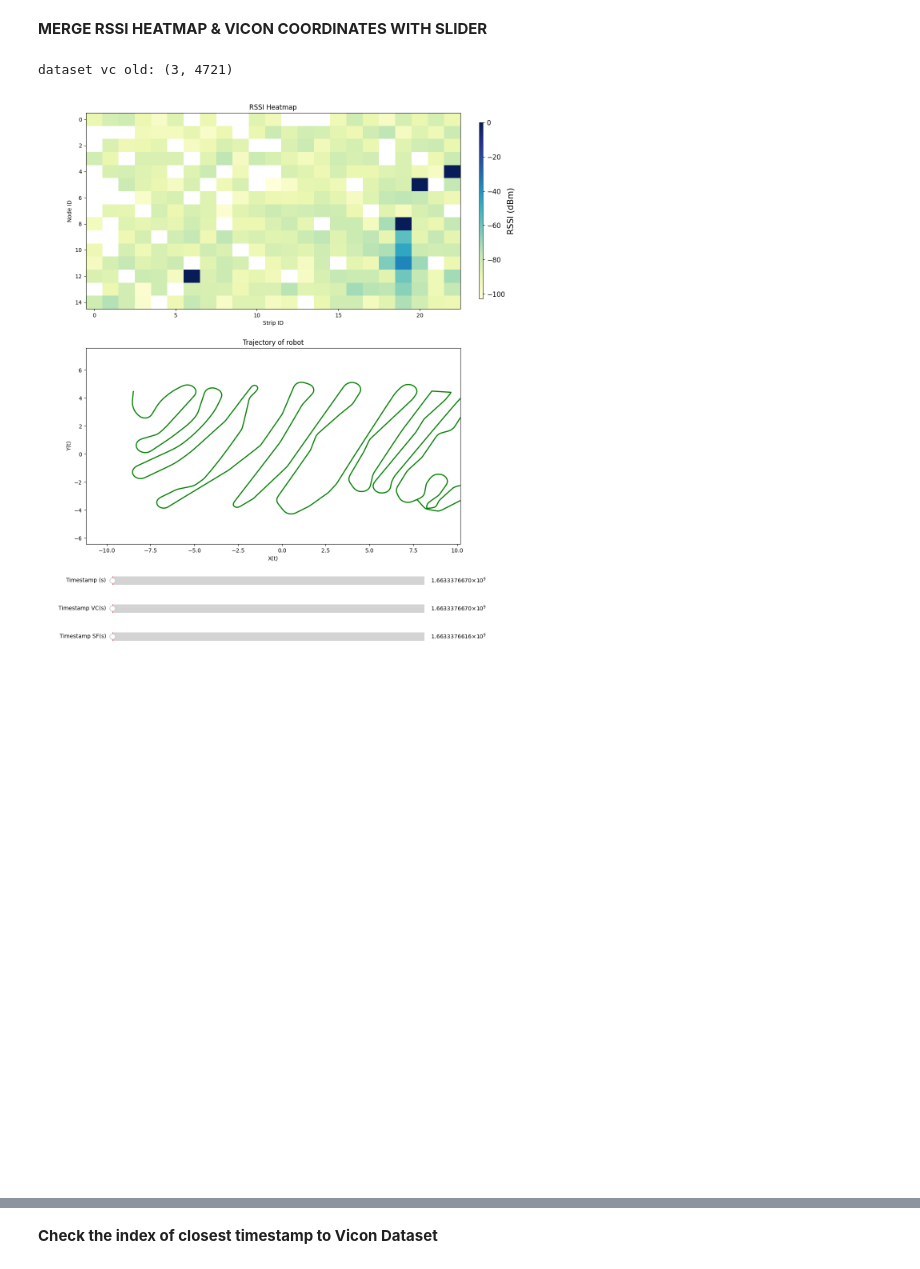
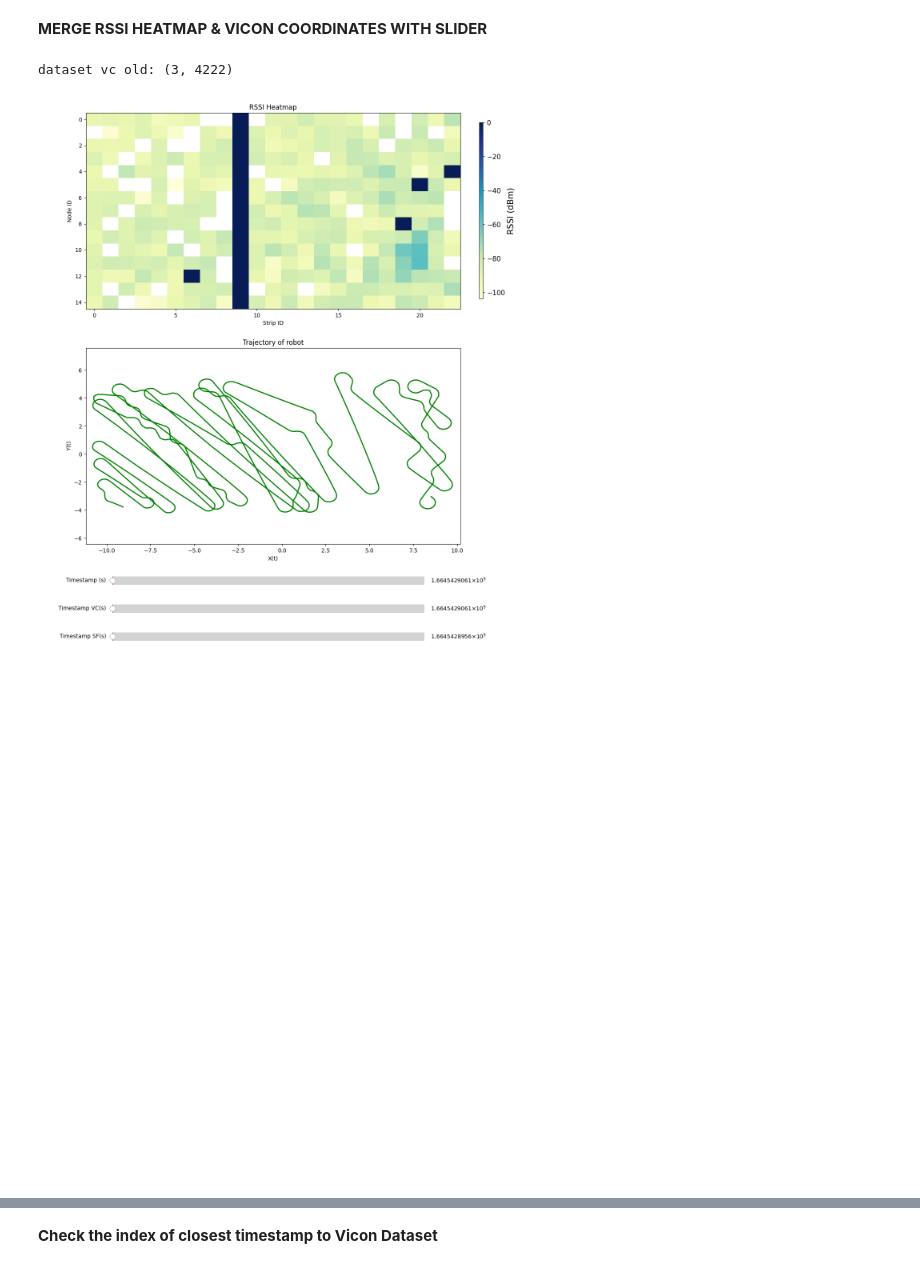
Before and after one commit to priirf/Vicon_Pos_Converter, a Jupyter notebook: data_preprocessing.ipynb, the cells around one changed output, grey strips where cells are left out. Drawn from its saved outputs; the diff is of its cells as text; code cells hidden in the pictures.

```diff
--- a/data_preprocessing.ipynb
+++ b/data_preprocessing.ipynb
@@ -181,0 +210,4 @@ del(out)
+# %%
+df_sf_final = df_sf_final.sort_values(['timestamp'])
+df_sf_final = df_sf_final.reset_index(drop=True)
+df_sf_final
@@ -184,8 +230,8 @@ del(out)
 # %%
 #DATASET OF VICON COORDINATES
 #for line in open("../Dataset_sensor_floor/vicon_measurement/16092022/vicon_data_16092022_" + dataset_name + ".txt", "r"):
-path_vicon = "/media/irfan-flw/OS/Arbeit/6GEM/Program_Development/6GEM_Dataset/vicon_measurement/16092022"
-file_name_vicon = "vicon_data_16092022_" + dataset_name + ".txt"
+path_vicon = "/media/irfan-flw/DATA/Arbeit/6GEM/Program_Development/6GEM_Dataset/vicon_measurement/30092022"
+file_name_vicon = "vicon_data_30092022_" + dataset_name + ".txt"
 
 os.chdir(path_vicon)
 
@@ -213,18 +259,19 @@ df_vicon_buf = df_vicon_buf.drop(columns=['object','translation','rotation'])
 ***Filter and Resample Vicon Data***
 # %%
 
-threshold_sf_up = 1663337798.499045
-threshold_sf_low = 1663337796.8056197
-df_vicon_buf = df_vicon_buf[(df_vicon_buf['time'] < threshold_sf_low) | (df_vicon_buf['time'] > threshold_sf_up)]
-# # df_sf_filter = df_sf_final[(df_sf_final['timestamp'] < threshold_sf_down)]
-#df_vicon_buf
+# threshold_sf_up = 1663337798.499045
+# threshold_sf_low = 1663337796.8056197
+# df_vicon_buf = df_vicon_buf[(df_vicon_buf['time'] < threshold_sf_low) | (df_vicon_buf['time'] > threshold_sf_up)]
+# # # df_sf_filter = df_sf_final[(df_sf_final['timestamp'] < threshold_sf_down)]
+# #df_vicon_buf
 # %%
 df_vicon_resample = df_vicon_buf.copy()
 df_vicon_resample['time_resample'] = pd.to_datetime(df_vicon_resample['time'],unit='s')
 #df_vicon_resample['time'] = df_vicon_resample['time'].apply(lambda x: datetime.utcfromtimestamp(x).strftime('%Y-%m-%d %H:%M:%S.%f'))
 df_vicon_resample = df_vicon_resample.set_index('time_resample')
-df_vicon_final = df_vicon_resample.resample('40ms').ffill()
+df_vicon_final = df_vicon_resample.resample('60ms').ffill()
 df_vicon_final = df_vicon_final.dropna()
+df_vicon_final.sort_values(['time'])
 df_vicon_final
 # %% [output]
 |  | time | X | Y |
@@ -491,6 +538,7 @@ timestamp_vc = Slider(ax_slide_vc, 'Timestamp VC(s)',
 timestamp_merge = Slider(ax_slide_merge, 'Timestamp (s)',
                   t_vc.min(), t_vc.max(), valinit=t_vc.min(), valstep=delta_t_vc)
 
+
 def find_nearest(array, value):
     array = np.asarray(array)
     idx = (np.abs(array - value)).argmin()
@@ -507,34 +555,34 @@ def update_coord(val):
     index = find_nearest(dataSet_vc[2], pos)
     line.set_xdata(dataSet_vc[0, :index])
     line.set_ydata(dataSet_vc[1, :index])
 
     #redrawing the figure
     fig.canvas.draw()
 
 def update_all(val):
     pos = timestamp_merge.val
     print(pos)
     index = find_nearest(dataSet_vc[2], pos)
     line.set_xdata(dataSet_vc[0, :index])
     line.set_ydata(dataSet_vc[1, :index])
 
-    index2 = find_nearest(dataSet_sf[3], pos)
+    index2 = find_nearest(dataSet_sf[3], dataSet_vc[2][index])
     im_h.set_data(rssi_mat[index2])
 
     #redrawing the figure
     fig.canvas.draw()
 
 # Calling the function "update" when the value of the slider is changed
 timestamp_rssi.on_changed(update_heatmap)
 timestamp_vc.on_changed(update_coord)
 timestamp_merge.on_changed(update_all)
 
 #fig.tight_layout()
 plt.subplots_adjust(left=0.1, bottom=0.2, right=0.88, top=0.97, hspace=0.2)
 #plt.subplots_adjust(left=0.155, bottom=0.2, right=0.91, top=0.97, hspace=0.2)
 #plt.subplot_tool()
 plt.show()
 # %% [output]
-dataset vc old: (3, 4721)
+dataset vc old: (3, 4222)
-[figure, old version]
+[figure, new version]
 [figure]
```
Also changed, not shown: parts of 22 cells of this notebook, 7 other files.
